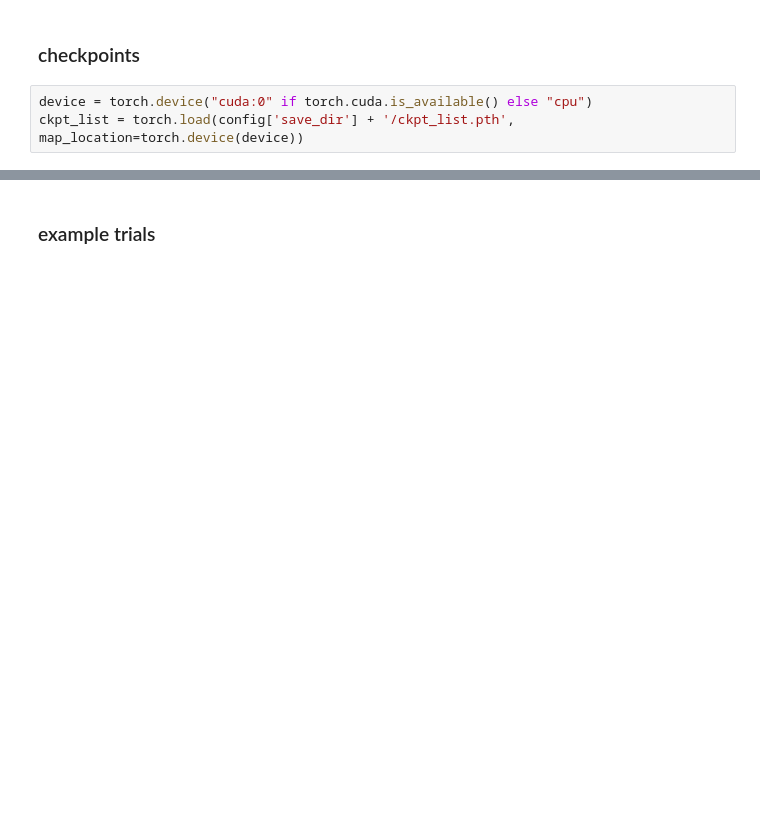
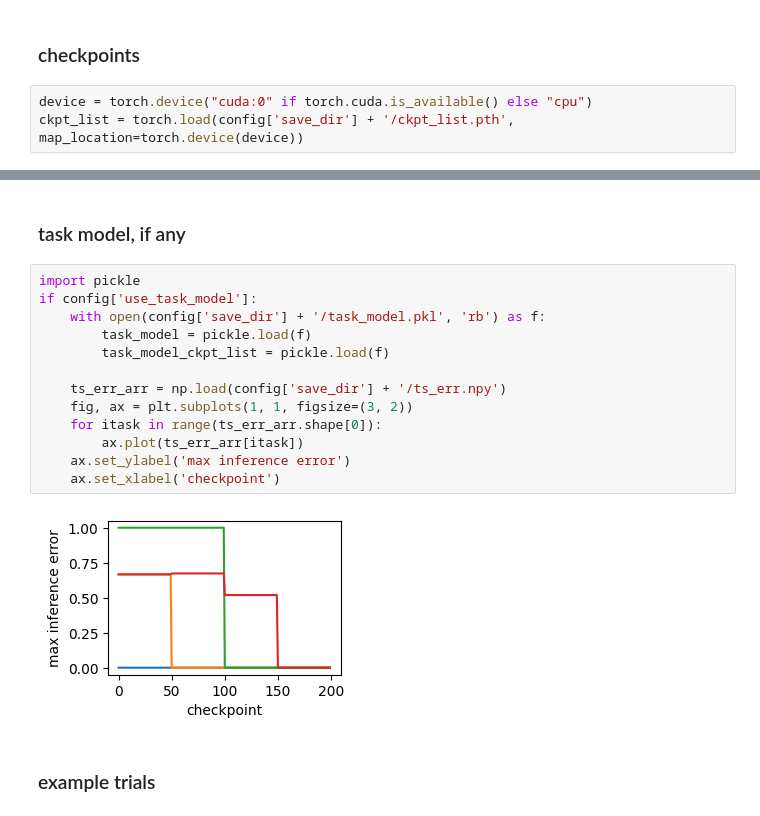
Before and after one commit to hzshan/context_inference_rnn, a Jupyter notebook: train.ipynb, the cells around one changed output, grey strips where cells are left out. Drawn from its saved outputs; the diff is of its cells as text; blank space fills up the shorter version.

```diff
--- a/train.ipynb
+++ b/train.ipynb
@@ -86,3 +88,20 @@ for iz in range(dim_z):
+# %% [markdown]
+### task model, if any
+# %%
+import pickle
+if config['use_task_model']:
+    with open(config['save_dir'] + '/task_model.pkl', 'rb') as f:
+        task_model = pickle.load(f)
+        task_model_ckpt_list = pickle.load(f)
+
+    ts_err_arr = np.load(config['save_dir'] + '/ts_err.npy')
+    fig, ax = plt.subplots(1, 1, figsize=(3, 2))
+    for itask in range(ts_err_arr.shape[0]):
+        ax.plot(ts_err_arr[itask])
+    ax.set_ylabel('max inference error')
+    ax.set_xlabel('checkpoint')
+# %% [output]
+[figure, added]
 # %% [markdown]
 ### example trials
 # %%
```
Also changed, not shown: parts of 6 cells of this notebook, 2 other files.
